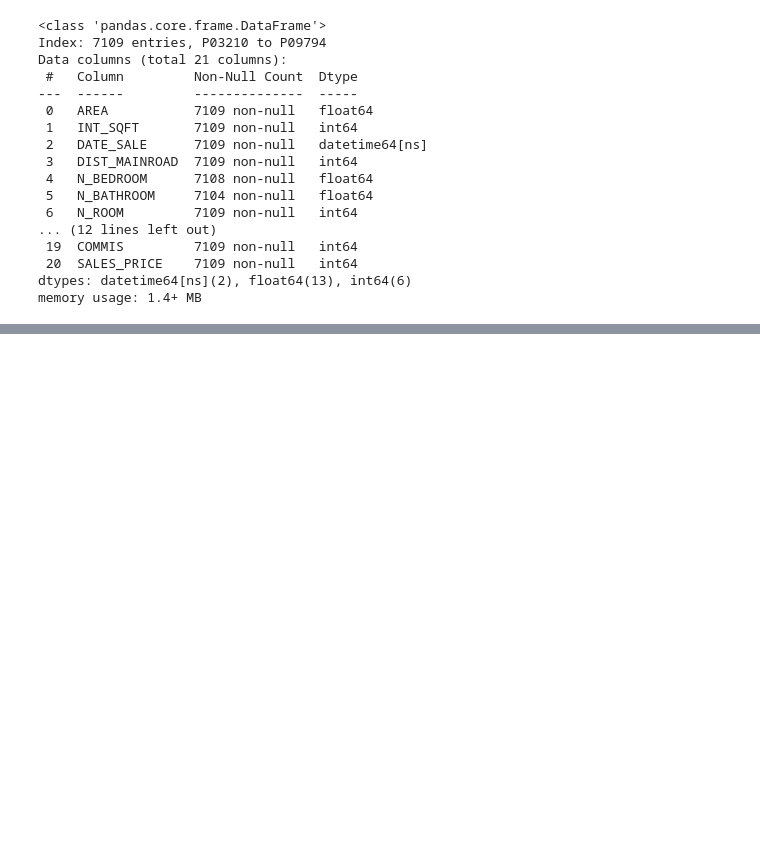
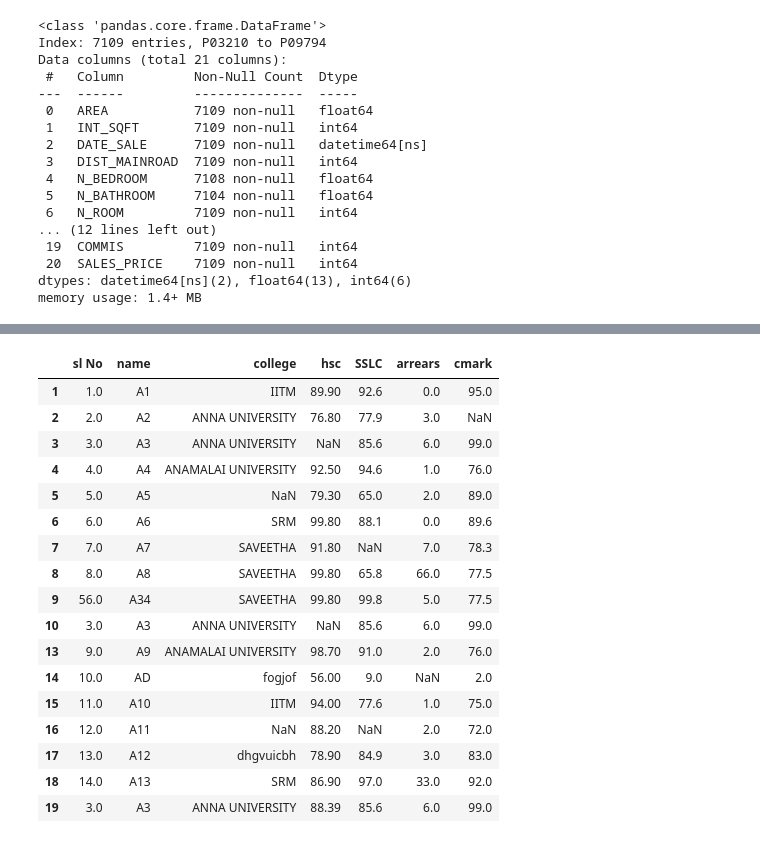
Before and after one commit to Krish-s/Pandas, a Jupyter notebook: pandas.ipynb, the cells around one changed output, grey strips where cells are left out. Drawn from its saved outputs; the diff is of its cells as text; code cells hidden in the pictures; blank space fills up the shorter version.

```diff
--- a/pandas.ipynb
+++ b/pandas.ipynb
@@ -450,0 +709,2 @@ memory usage: 1.4+ MB
+# %%
+df1 = df.copy()
@@ -450,0 +904,21 @@ memory usage: 1.4+ MB
+# %%
+df1.dropna(how = "all")
+# %% [output]
+|  | sl No | name | college | hsc | SSLC | arrears | cmark |
+| 1 | 1.0 | A1 | IITM | 89.90 | 92.6 | 0.0 | 95.0 |
+| 2 | 2.0 | A2 | ANNA UNIVERSITY | 76.80 | 77.9 | 3.0 | NaN |
+| 3 | 3.0 | A3 | ANNA UNIVERSITY | NaN | 85.6 | 6.0 | 99.0 |
+| 4 | 4.0 | A4 | ANAMALAI UNIVERSITY | 92.50 | 94.6 | 1.0 | 76.0 |
+| 5 | 5.0 | A5 | NaN | 79.30 | 65.0 | 2.0 | 89.0 |
+| 6 | 6.0 | A6 | SRM | 99.80 | 88.1 | 0.0 | 89.6 |
+| 7 | 7.0 | A7 | SAVEETHA | 91.80 | NaN | 7.0 | 78.3 |
+| 8 | 8.0 | A8 | SAVEETHA | 99.80 | 65.8 | 66.0 | 77.5 |
+| 9 | 56.0 | A34 | SAVEETHA | 99.80 | 99.8 | 5.0 | 77.5 |
+| 10 | 3.0 | A3 | ANNA UNIVERSITY | NaN | 85.6 | 6.0 | 99.0 |
+| 13 | 9.0 | A9 | ANAMALAI UNIVERSITY | 98.70 | 91.0 | 2.0 | 76.0 |
+| 14 | 10.0 | AD | fogjof | 56.00 | 9.0 | NaN | 2.0 |
+| 15 | 11.0 | A10 | IITM | 94.00 | 77.6 | 1.0 | 75.0 |
+| 16 | 12.0 | A11 | NaN | 88.20 | NaN | 2.0 | 72.0 |
+| 17 | 13.0 | A12 | dhgvuicbh | 78.90 | 84.9 | 3.0 | 83.0 |
+| 18 | 14.0 | A13 | SRM | 86.90 | 97.0 | 33.0 | 92.0 |
+| 19 | 3.0 | A3 | ANNA UNIVERSITY | 88.39 | 85.6 | 6.0 | 99.0 |
```
Also changed, not shown: parts of 52 cells of this notebook.
